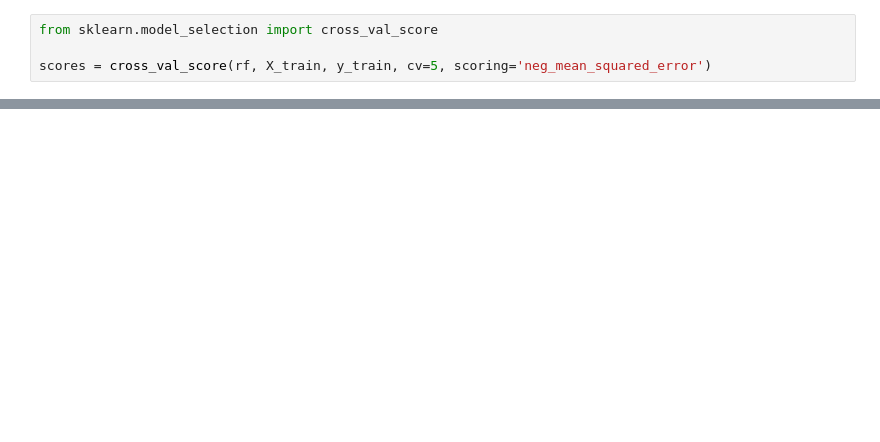
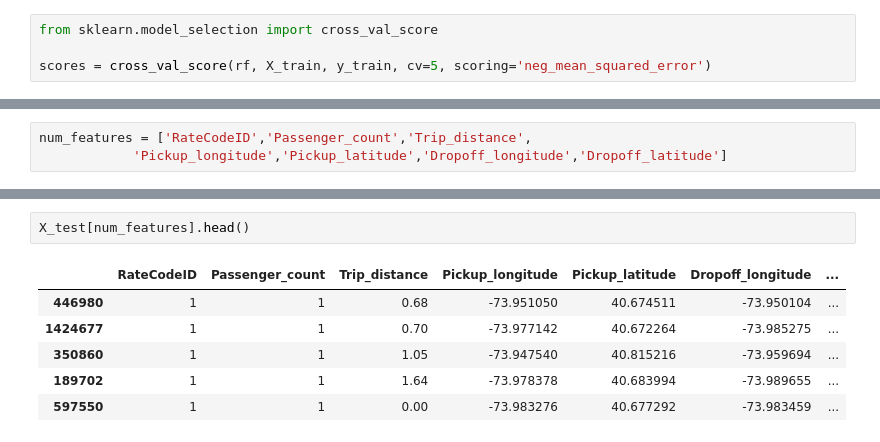
Before and after one commit to ah3200/nyc_green_taxi, a Jupyter notebook: data_analysis.ipynb, the cells around one changed output, grey strips where cells are left out. Saved outputs shown, nothing was run; the diff lists cells and outputs as text; blank space fills up the shorter version.

```diff
--- a/data_analysis.ipynb
+++ b/data_analysis.ipynb
@@ -541,0 +636,3 @@ array([-54.80100252, -54.12148278, -55.1945873 , -54.06861692, -55.17908864])
+# %%
+num_features = ['RateCodeID','Passenger_count','Trip_distance',
+            'Pickup_longitude','Pickup_latitude','Dropoff_longitude','Dropoff_latitude']
@@ -541,0 +700,9 @@ array([-54.80100252, -54.12148278, -55.1945873 , -54.06861692, -55.17908864])
+# %%
+X_test[num_features].head()
+# %% [output]
+|  | RateCodeID | Passenger_count | Trip_distance | Pickup_longitude | Pickup_latitude | Dropoff_longitude | ... |
+| 446980 | 1 | 1 | 0.68 | -73.951050 | 40.674511 | -73.950104 | ... |
+| 1424677 | 1 | 1 | 0.70 | -73.977142 | 40.672264 | -73.985275 | ... |
+| 350860 | 1 | 1 | 1.05 | -73.947540 | 40.815216 | -73.959694 | ... |
+| 189702 | 1 | 1 | 1.64 | -73.978378 | 40.683994 | -73.989655 | ... |
+| 597550 | 1 | 1 | 0.00 | -73.983276 | 40.677292 | -73.983459 | ... |
```
Also changed, not shown: parts of 42 cells of this notebook, 4 other files.
